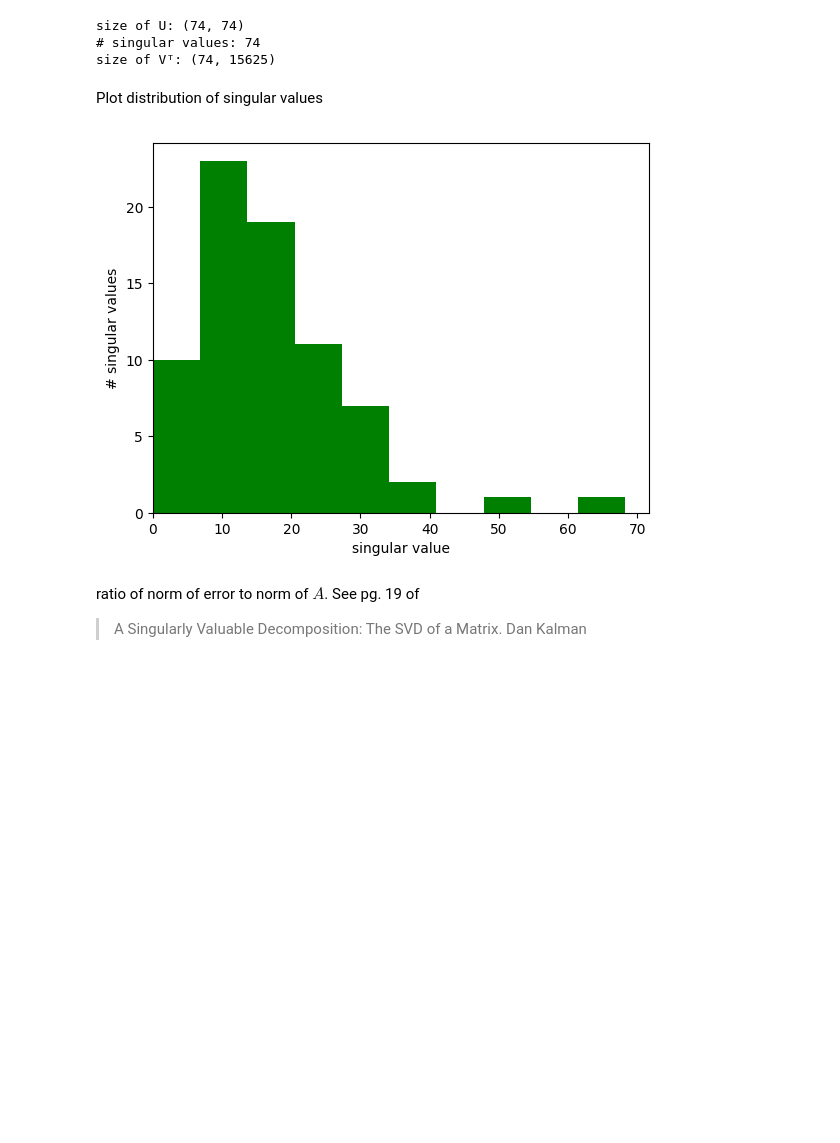
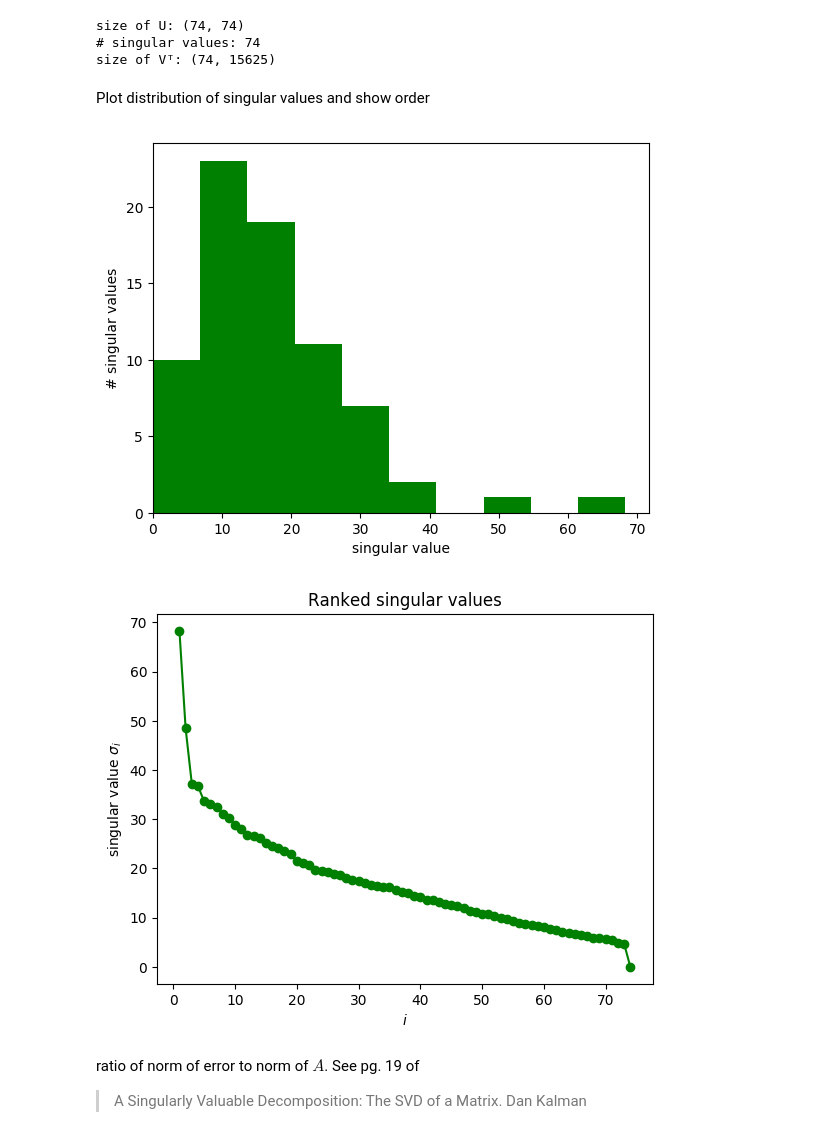
Before and after one commit to SimonEnsemble/latent_cage_space, a Jupyter notebook: cage_space.ipynb, the cells around one changed output. Cells and saved outputs as stored; diff of their text form; code cells hidden in the pictures; blank space fills up the shorter version.

Commit message:
added ranked sv plot

```diff
--- a/cage_space.ipynb
+++ b/cage_space.ipynb
@@ -376,16 +376,24 @@ size of U: (74, 74)
 # singular values: 74
 size of Vᵀ: (74, 15625)
 # %% [markdown]
-Plot distribution of singular values
+Plot distribution of singular values and show order
 # %%
 plt.figure()
 PyPlot.plt[:hist](UΣVᵀ[:S], color="g")
 plt.xlabel("singular value")
 plt.ylabel("# singular values")
 plt.xlim(xmin=0)
 plt.savefig("distn_of_svs.png", format="png", dpi=300)
+
+plt.figure()
+plt.plot(1:length(UΣVᵀ[:S]), UΣVᵀ[:S], color="g", marker="o")
+plt.xlabel("\$i\$")
+plt.ylabel("singular value \$\\sigma_i\$")
+plt.title("Ranked singular values")
+plt.savefig("svs_ordered.png", format="png", dpi=300)
 # %% [output]
 [figure]
+[figure, added]
 # %% [markdown]
 ratio of norm of error to norm of $A$.
 See pg. 19 of
```
Also changed, not shown: parts of 9 cells of this notebook.
